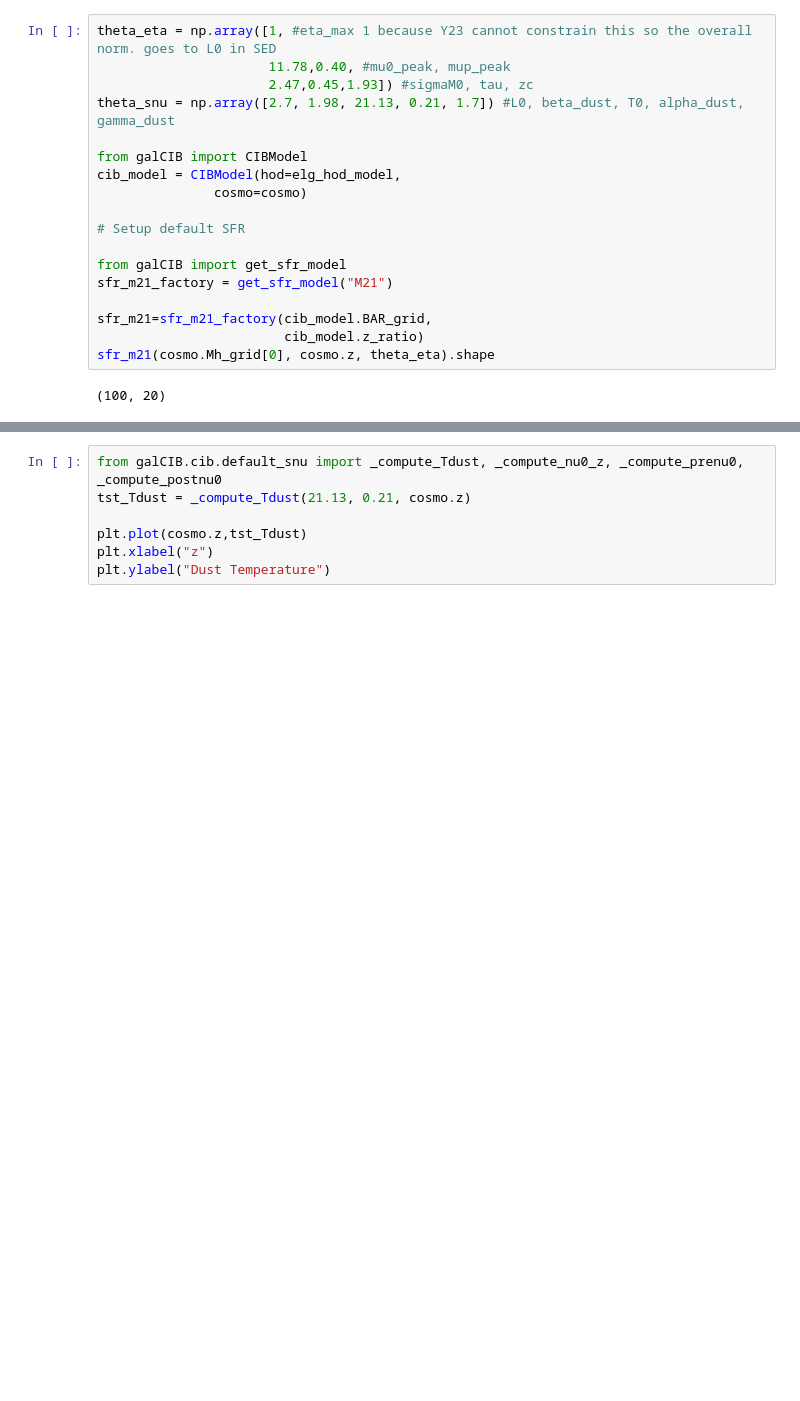
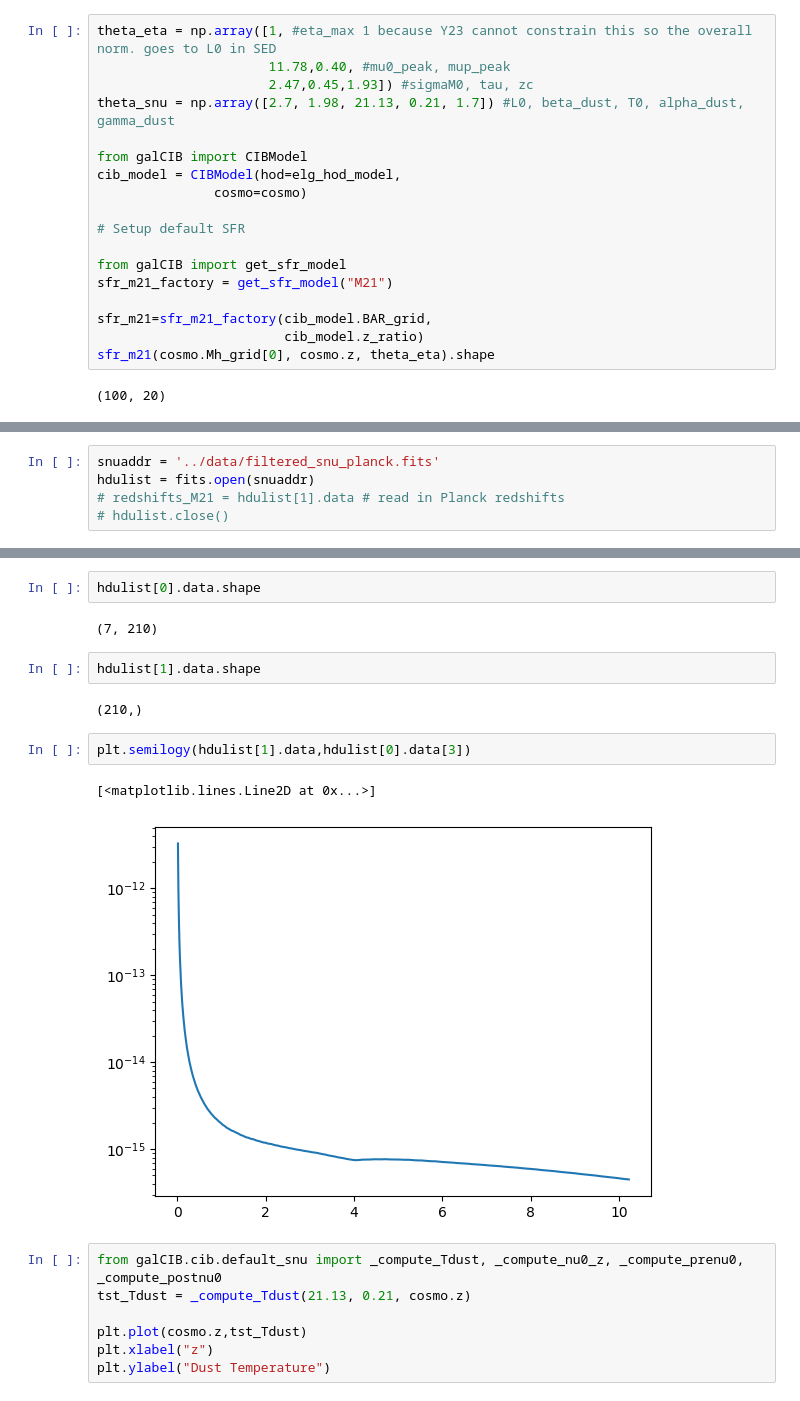
Before and after one commit to destrys/galCIB, a Jupyter notebook: notebooks/scratch-temp.ipynb, the cells around one changed output, grey strips where cells are left out. Saved outputs shown, nothing was run; the diff lists cells and outputs as text; blank space fills up the shorter version.

```diff
--- a/notebooks/scratch-temp.ipynb
+++ b/notebooks/scratch-temp.ipynb
@@ -96,0 +119,5 @@ snu_m21=snu_m21_factory(cib_model.nu_prime,cosmo.z)
+# %%
+snuaddr = '../data/filtered_snu_planck.fits'
+hdulist = fits.open(snuaddr)
+# redshifts_M21 = hdulist[1].data # read in Planck redshifts
+# hdulist.close()
@@ -97,3 +147,16 @@ snu_m21=snu_m21_factory(cib_model.nu_prime,cosmo.z)
+# %%
+hdulist[0].data.shape
+# %% [output]
+(7, 210)
+# %%
+hdulist[1].data.shape
+# %% [output]
+(210,)
+# %%
+plt.semilogy(hdulist[1].data,hdulist[0].data[3])
+# %% [output]
+[<matplotlib.lines.Line2D at 0x...>]
+[figure, added]
 # %%
 from galCIB.cib.default_snu import _compute_Tdust, _compute_nu0_z, _compute_prenu0, _compute_postnu0
 tst_Tdust = _compute_Tdust(21.13, 0.21, cosmo.z)
```
Also changed, not shown: parts of 6 cells of this notebook, 2 other files.
